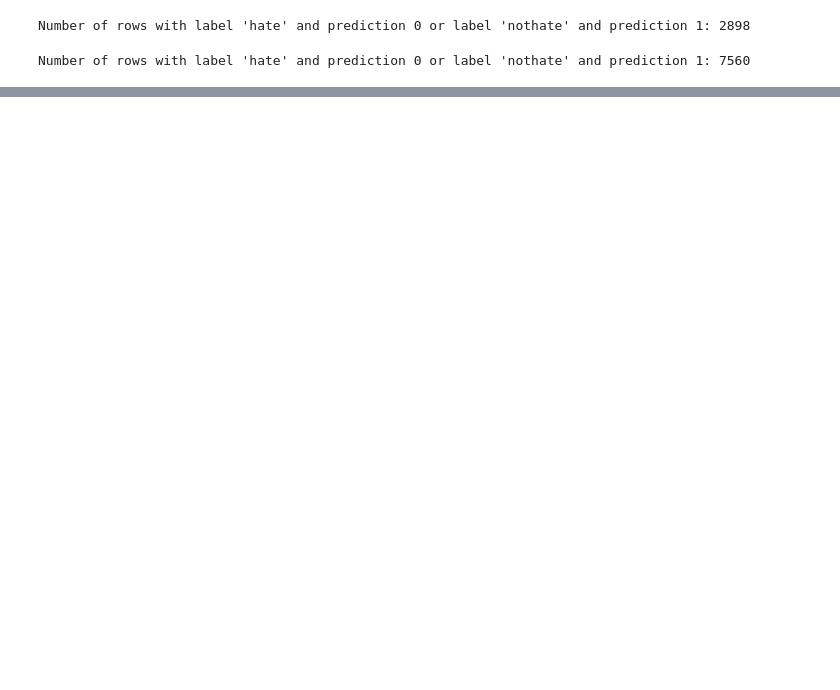
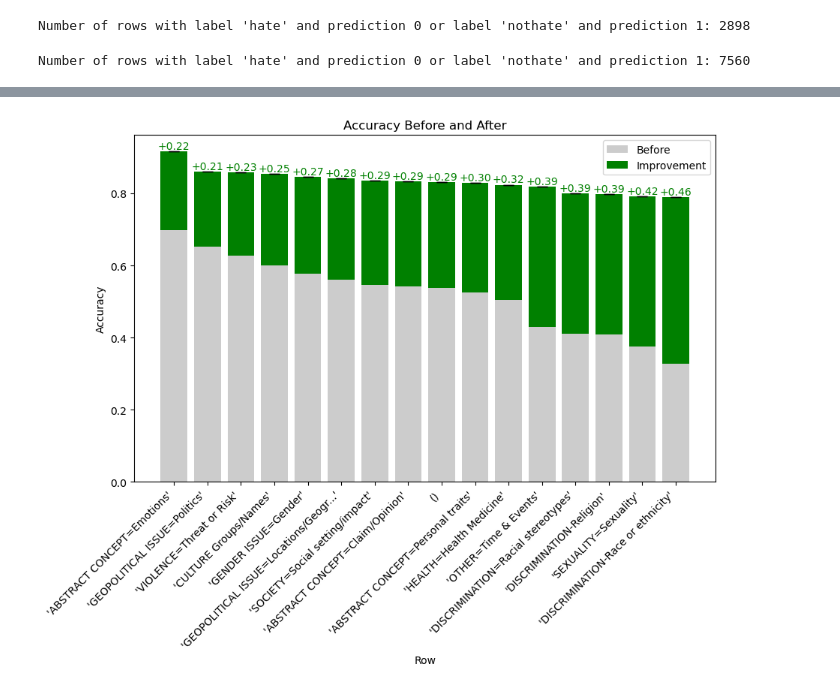
Before and after one commit to AmorosoLaura/XAI_project, a Jupyter notebook: utility_functions.ipynb, the cells around one changed output, grey strips where cells are left out. Saved outputs shown, nothing was run; the diff lists cells and outputs as text; code cells hidden in the pictures; blank space fills up the shorter version.

```diff
--- a/utility_functions.ipynb
+++ b/utility_functions.ipynb
@@ -32,0 +247,7 @@ Number of rows with label 'hate' and prediction 0 or label 'nothate' and predict
+# %%
+predictions=pd.read_csv("classified_sentences.csv")
+final_df= pd.merge(topics_and_labels, predictions, on='text', how='inner')
+print(len(final_df))
+final_df = final_df.drop(columns=['label_y', 'Unnamed: 0','sentence_number_y'])
+
+final_df.head()
@@ -32,0 +262,3 @@ Number of rows with label 'hate' and prediction 0 or label 'nothate' and predict
+# %%
+for i in range(10):
+    print(predictions[(predictions['label']=='hate') & (predictions['prediction']== 0)]['text'].iloc[i])
@@ -32,0 +457,38 @@ Number of rows with label 'hate' and prediction 0 or label 'nothate' and predict
+# %%
+import pandas as pd
+import matplotlib.pyplot as plt
+
+# Prepare data
+itemsets = ["'ABSTRACT CONCEPT=Emotions'", "'GEOPOLITICAL ISSUE=Politics'", "'VIOLENCE=Threat or Risk'", "'CULTURE Groups/Names'", "'GENDER ISSUE=Gender'", "'GEOPOLITICAL ISSUE=Locations/Geogr...'", "'SOCIETY=Social setting/impact'", "'ABSTRACT CONCEPT=Claim/Opinion'", "()", "'ABSTRACT CONCEPT=Personal traits'", "'HEALTH=Health Medicine'", "'OTHER=Time & Events'", "'DISCRIMINATION=Racial stereotypes'", "'DISCRIMINATION-Religion'", "'SEXUALITY=Sexuality'", "'DISCRIMINATION-Race or ethnicity'"]
+ac_base = [0.698795, 0.651416, 0.627675, 0.600000, 0.577570, 0.561863, 0.546914, 0.541978, 0.538958, 0.525934, 0.503968, 0.429752, 0.411674, 0.409458, 0.376033, 0.328450]
+ac_ft = [0.915663, 0.860996, 0.858773, 0.854530, 0.846074, 0.840830, 0.836160, 0.834061, 0.831155, 0.829082, 0.824074, 0.818182, 0.800000, 0.798771, 0.791358, 0.790031]
+
+# Create the figure and axis
+fig, ax = plt.subplots(figsize=(10, 6))
+
+x = range(len(itemsets))
+ax.bar(x, ac_base, color='#CCCCCC', label='Before')
+ax.bar(x, [a - b for a, b in zip(ac_ft, ac_base)], bottom=ac_base, color='green', label='Improvement')
+
+# Add error bars
+ax.errorbar(x, ac_ft, yerr=0, linestyle='none', color='black', capsize=5)
+
+# Highlight the improvement
+for i, (b, a) in enumerate(zip(ac_base, ac_ft)):
+    if a > b:
+        ax.text(i, a, f'+{a-b:.2f}', ha='center', va='bottom', color='green')
+    else:
+        ax.text(i, b, f'{a-b:.2f}', ha='center', va='top', color='red')
+
+# Customize the plot
+# Set x-axis labels with rotation for better readability
+plt.xticks(range(len(itemsets)), [item for item in itemsets], rotation=45, ha='right')
+
+ax.set_xlabel('Row')
+ax.set_ylabel('Accuracy')
+ax.set_title('Accuracy Before and After')
+ax.legend()
+
+plt.show()
+# %% [output]
+[figure, added]
```
Also changed, not shown: parts of 17 cells of this notebook, 2 other files.
